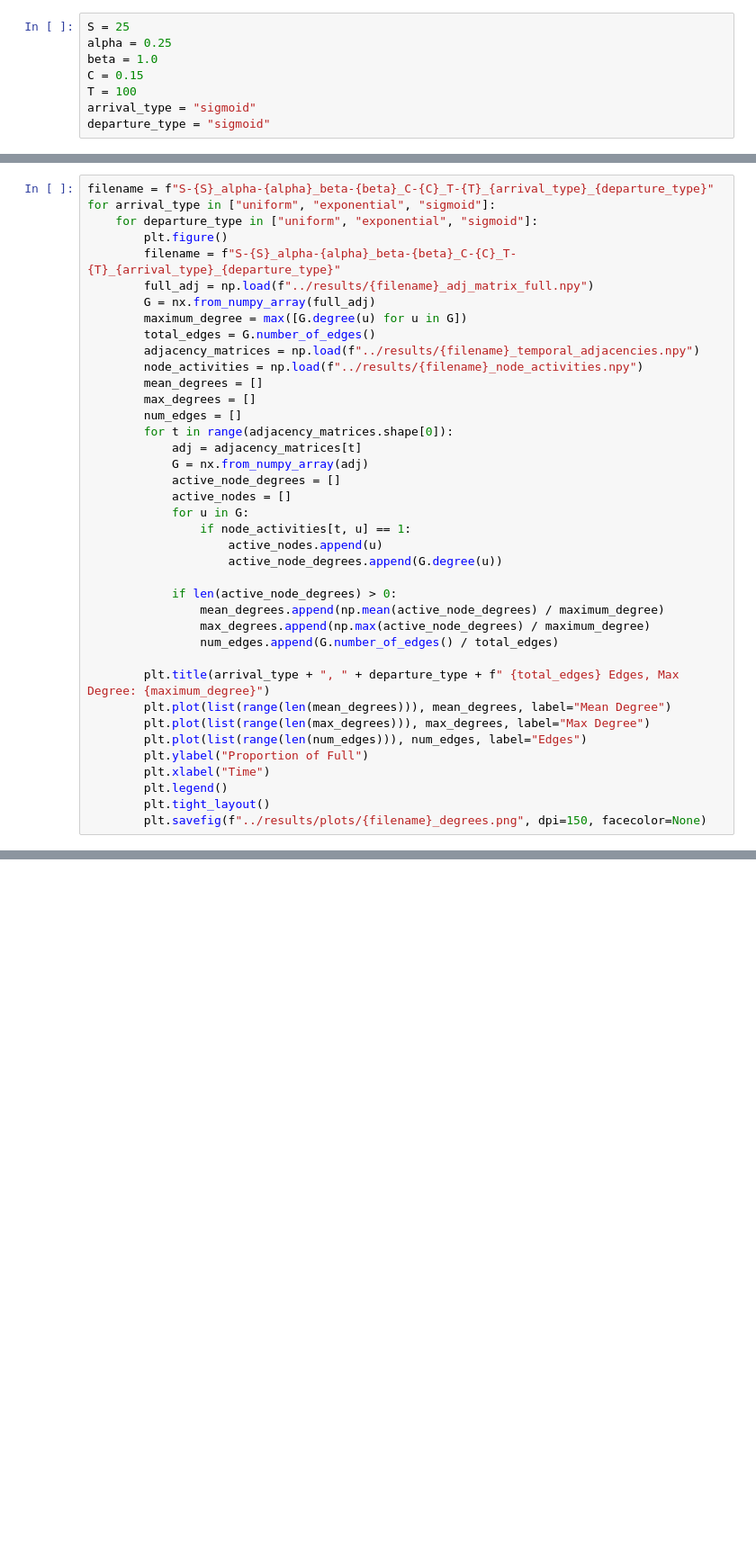
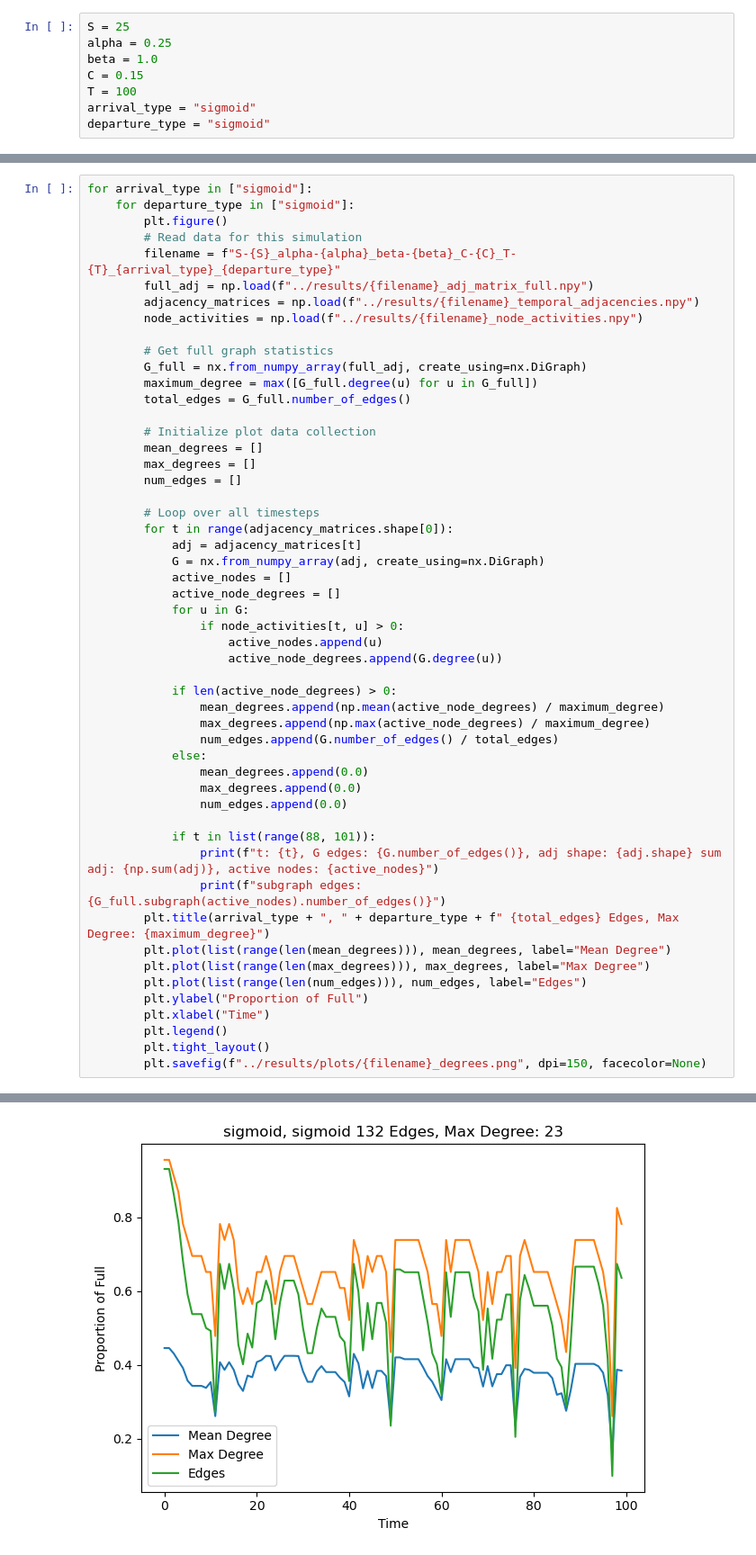
Before and after one commit to tlarock/temporal-ecology, a Jupyter notebook: notebooks/network_analysis.ipynb, the cells around one changed output, grey strips where cells are left out. Shown at 90% size. Cells and saved outputs as stored; diff of their text form; blank space fills up the shorter version.

```diff
--- a/notebooks/network_analysis.ipynb
+++ b/notebooks/network_analysis.ipynb
@@ -67,25 +38,31 @@ for arrival_type in ["uniform", "exponential", "sigmoid"]:
 # %%
-filename = f"S-{S}_alpha-{alpha}_beta-{beta}_C-{C}_T-{T}_{arrival_type}_{departure_type}"
-for arrival_type in ["uniform", "exponential", "sigmoid"]:
-    for departure_type in ["uniform", "exponential", "sigmoid"]:
+for arrival_type in ["sigmoid"]:
+    for departure_type in ["sigmoid"]:
         plt.figure()
+        # Read data for this simulation
         filename = f"S-{S}_alpha-{alpha}_beta-{beta}_C-{C}_T-{T}_{arrival_type}_{departure_type}"
         full_adj = np.load(f"../results/{filename}_adj_matrix_full.npy")
-        G = nx.from_numpy_array(full_adj)
-        maximum_degree = max([G.degree(u) for u in G])
-        total_edges = G.number_of_edges()
         adjacency_matrices = np.load(f"../results/{filename}_temporal_adjacencies.npy")
         node_activities = np.load(f"../results/{filename}_node_activities.npy")
+
+        # Get full graph statistics
+        G_full = nx.from_numpy_array(full_adj, create_using=nx.DiGraph)
+        maximum_degree = max([G_full.degree(u) for u in G_full])
+        total_edges = G_full.number_of_edges()
+
+        # Initialize plot data collection
         mean_degrees = []
         max_degrees = []
         num_edges = []
+
+        # Loop over all timesteps
         for t in range(adjacency_matrices.shape[0]):
             adj = adjacency_matrices[t]
-            G = nx.from_numpy_array(adj)
+            G = nx.from_numpy_array(adj, create_using=nx.DiGraph)
+            active_nodes = []
             active_node_degrees = []
-            active_nodes = []
             for u in G:
-                if node_activities[t, u] == 1:
+                if node_activities[t, u] > 0:
                     active_nodes.append(u)
                     active_node_degrees.append(G.degree(u))
 
@@ -93,7 +70,14 @@ for arrival_type in ["uniform", "exponential", "sigmoid"]:
                 mean_degrees.append(np.mean(active_node_degrees) / maximum_degree)
                 max_degrees.append(np.max(active_node_degrees) / maximum_degree)
                 num_edges.append(G.number_of_edges() / total_edges)
+            else:
+                mean_degrees.append(0.0)
+                max_degrees.append(0.0)
+                num_edges.append(0.0)
 
+            if t in list(range(88, 101)):
+                print(f"t: {t}, G edges: {G.number_of_edges()}, adj shape: {adj.shape} sum adj: {np.sum(adj)}, active nodes: {active_nodes}")
+                print(f"subgraph edges: {G_full.subgraph(active_nodes).number_of_edges()}")
         plt.title(arrival_type + ", " + departure_type + f" {total_edges} Edges, Max Degree: {maximum_degree}")
         plt.plot(list(range(len(mean_degrees))), mean_degrees, label="Mean Degree")
         plt.plot(list(range(len(max_degrees))), max_degrees, label="Max Degree")
@@ -103,3 +87,4 @@ for arrival_type in ["uniform", "exponential", "sigmoid"]:
         plt.legend()
         plt.tight_layout()
         plt.savefig(f"../results/plots/{filename}_degrees.png", dpi=150, facecolor=None)
+# %% [output]
@@ -105,0 +108 @@ for arrival_type in ["uniform", "exponential", "sigmoid"]:
+[figure, added]
```
Also changed, not shown: parts of 6 cells of this notebook, 1 other file.
